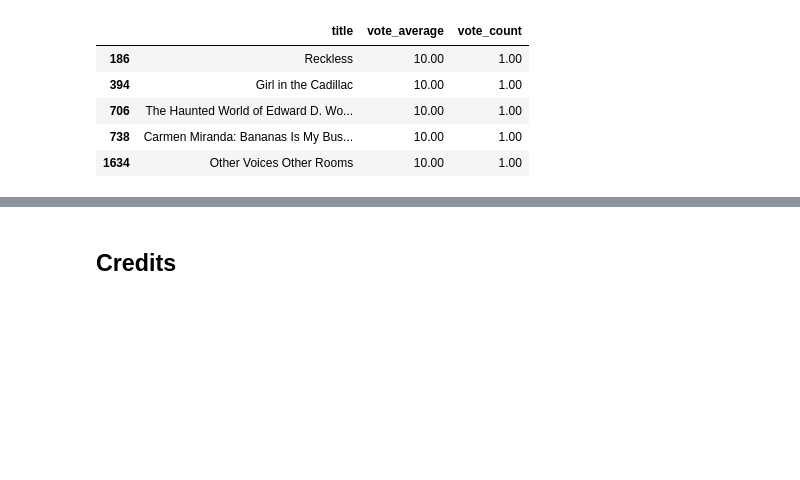
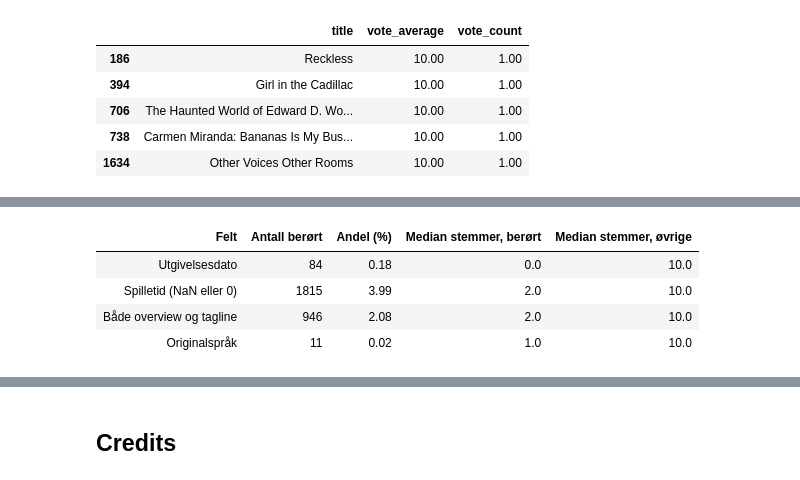
Before and after one commit to didrikjensen/sdd_assignment_3, a Jupyter notebook: eda_tahir.ipynb, the cells around one changed output, grey strips where cells are left out. Cells and saved outputs as stored; diff of their text form; code cells hidden in the pictures; blank space fills up the shorter version.

```diff
--- a/eda_tahir.ipynb
+++ b/eda_tahir.ipynb
@@ -486,0 +492,29 @@ De fem viste filmene med rating 10 har bare én stemme hver. Det viser hvorfor v
+# %%
+analyse_metadata = df_movie_metadata.sort_values(
+    "vote_count", ascending=False, kind="stable"
+).drop_duplicates(subset=["id"]).copy()
+
+mangler = {
+    "Utgivelsesdato": analyse_metadata["release_date"].isna(),
+    "Spilletid (NaN eller 0)": analyse_metadata["runtime"].isna() | analyse_metadata["runtime"].eq(0),
+    "Både overview og tagline": analyse_metadata[["overview", "tagline"]].isna().all(axis=1),
+    "Originalspråk": analyse_metadata["original_language"].isna()
+}
+
+sammenligning = []
+for felt, mask in mangler.items():
+    sammenligning.append({
+        "Felt": felt,
+        "Antall berørt": int(mask.sum()),
+        "Andel (%)": round(mask.mean() * 100, 2),
+        "Median stemmer, berørt": analyse_metadata.loc[mask, "vote_count"].median(),
+        "Median stemmer, øvrige": analyse_metadata.loc[~mask, "vote_count"].median()
+    })
+
+pd.DataFrame(sammenligning)
+# %% [output]
+| Felt | Antall berørt | Andel (%) | Median stemmer, berørt | Median stemmer, øvrige |
+| Utgivelsesdato | 84 | 0.18 | 0.0 | 10.0 |
+| Spilletid (NaN eller 0) | 1815 | 3.99 | 2.0 | 10.0 |
+| Både overview og tagline | 946 | 2.08 | 2.0 | 10.0 |
+| Originalspråk | 11 | 0.02 | 1.0 | 10.0 |
```
Also changed, not shown: parts of 11 cells of this notebook, 3 other files.
